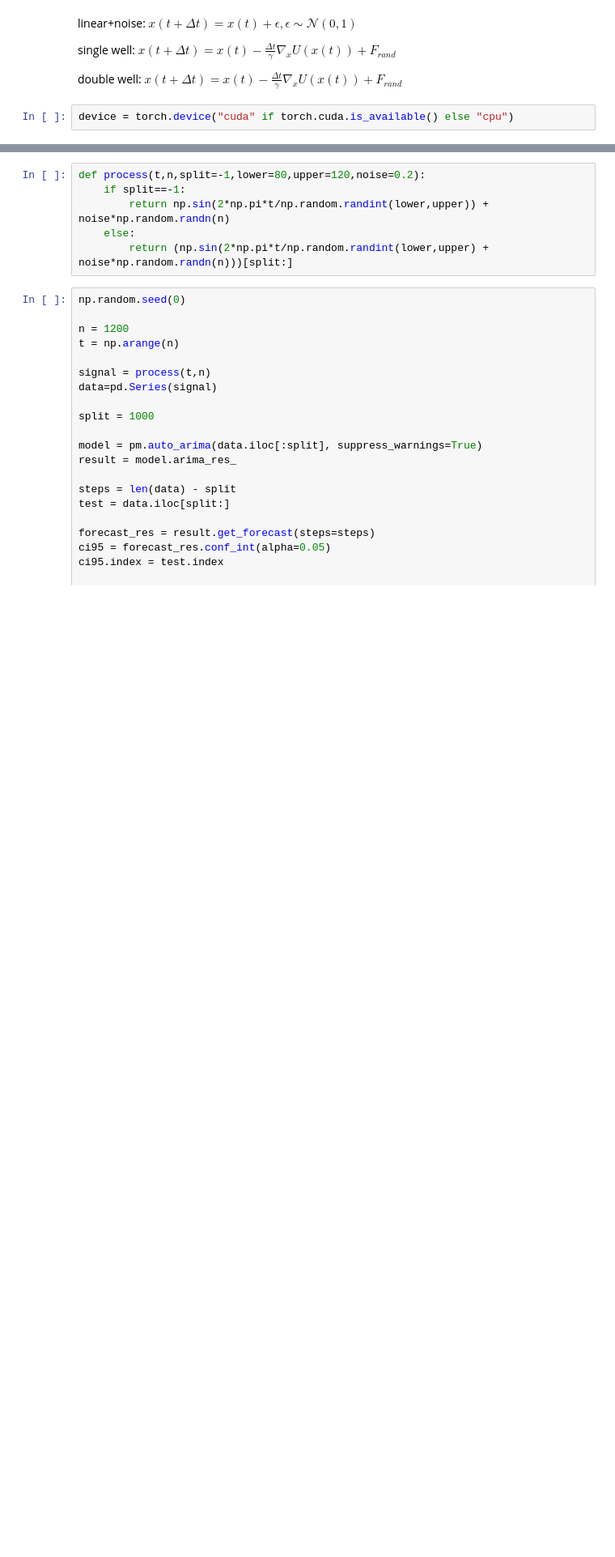
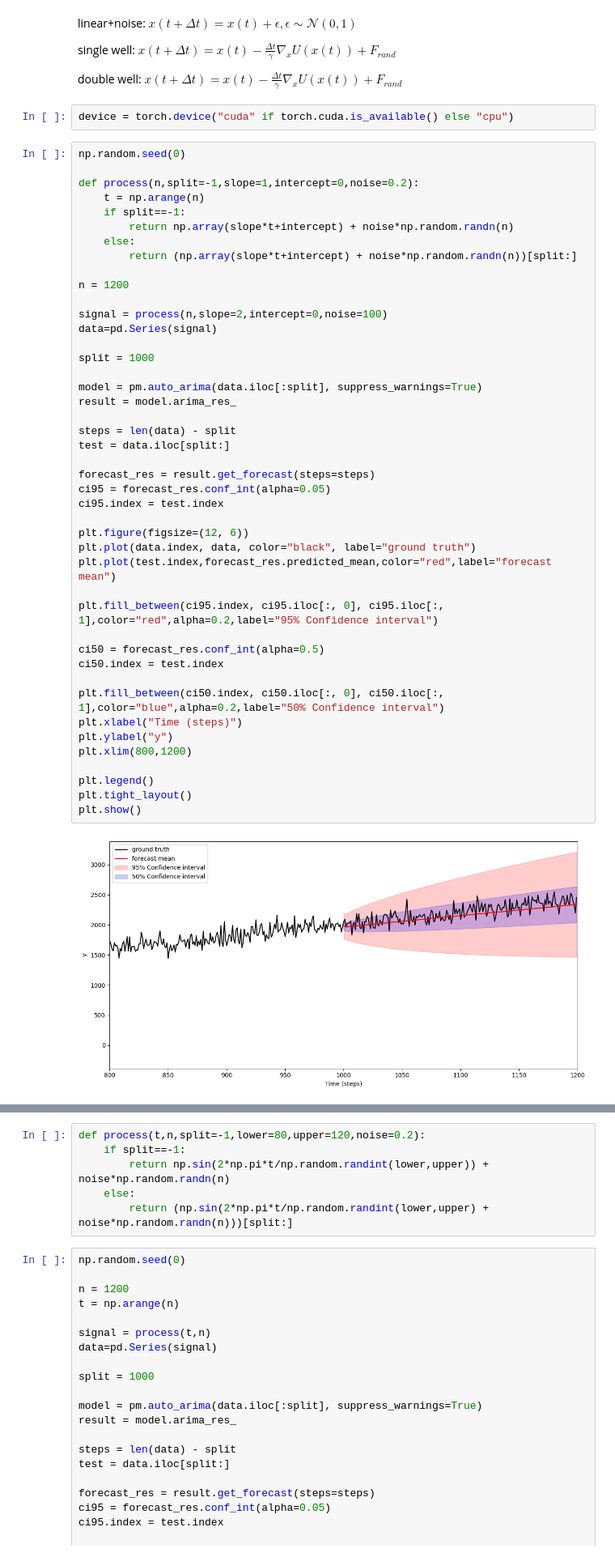
Before and after one commit to 12Mahmud99/ARIMA, a Jupyter notebook: main.ipynb, the cells around one changed output, grey strips where cells are left out. Shown at 81% size. Cells and saved outputs as stored; diff of their text form; blank space fills up the shorter version.

```diff
--- a/main.ipynb
+++ b/main.ipynb
@@ -15,3 +15,49 @@ single well: $x(t+\Delta t)=x(t)-\frac{\Delta t}{\gamma}\nabla_x U(x(t))+F_{rand
 double well: $x(t+\Delta t)=x(t)-\frac{\Delta t}{\gamma}\nabla_x U(x(t))+F_{rand}$
 # %%
 device = torch.device("cuda" if torch.cuda.is_available() else "cpu")
+# %%
+np.random.seed(0)
+
+def process(n,split=-1,slope=1,intercept=0,noise=0.2):
+    t = np.arange(n)
+    if split==-1:
+        return np.array(slope*t+intercept) + noise*np.random.randn(n)
+    else:
+        return (np.array(slope*t+intercept) + noise*np.random.randn(n))[split:]
+
+n = 1200
+
+signal = process(n,slope=2,intercept=0,noise=100)
+data=pd.Series(signal)
+
+split = 1000
+
+model = pm.auto_arima(data.iloc[:split], suppress_warnings=True)
+result = model.arima_res_
+
+steps = len(data) - split
+test = data.iloc[split:]
+
+forecast_res = result.get_forecast(steps=steps)
+ci95 = forecast_res.conf_int(alpha=0.05)
+ci95.index = test.index
+
+plt.figure(figsize=(12, 6))
+plt.plot(data.index, data, color="black", label="ground truth")
+plt.plot(test.index,forecast_res.predicted_mean,color="red",label="forecast mean")
+
+plt.fill_between(ci95.index, ci95.iloc[:, 0], ci95.iloc[:, 1],color="red",alpha=0.2,label="95% Confidence interval")
+
+ci50 = forecast_res.conf_int(alpha=0.5)
+ci50.index = test.index
+
+plt.fill_between(ci50.index, ci50.iloc[:, 0], ci50.iloc[:, 1],color="blue",alpha=0.2,label="50% Confidence interval")
+plt.xlabel("Time (steps)")
+plt.ylabel("y")
+plt.xlim(800,1200)
+
+plt.legend()
+plt.tight_layout()
+plt.show()
+# %% [output]
+[figure, added]
```
Also changed, not shown: parts of 3 cells of this notebook.
